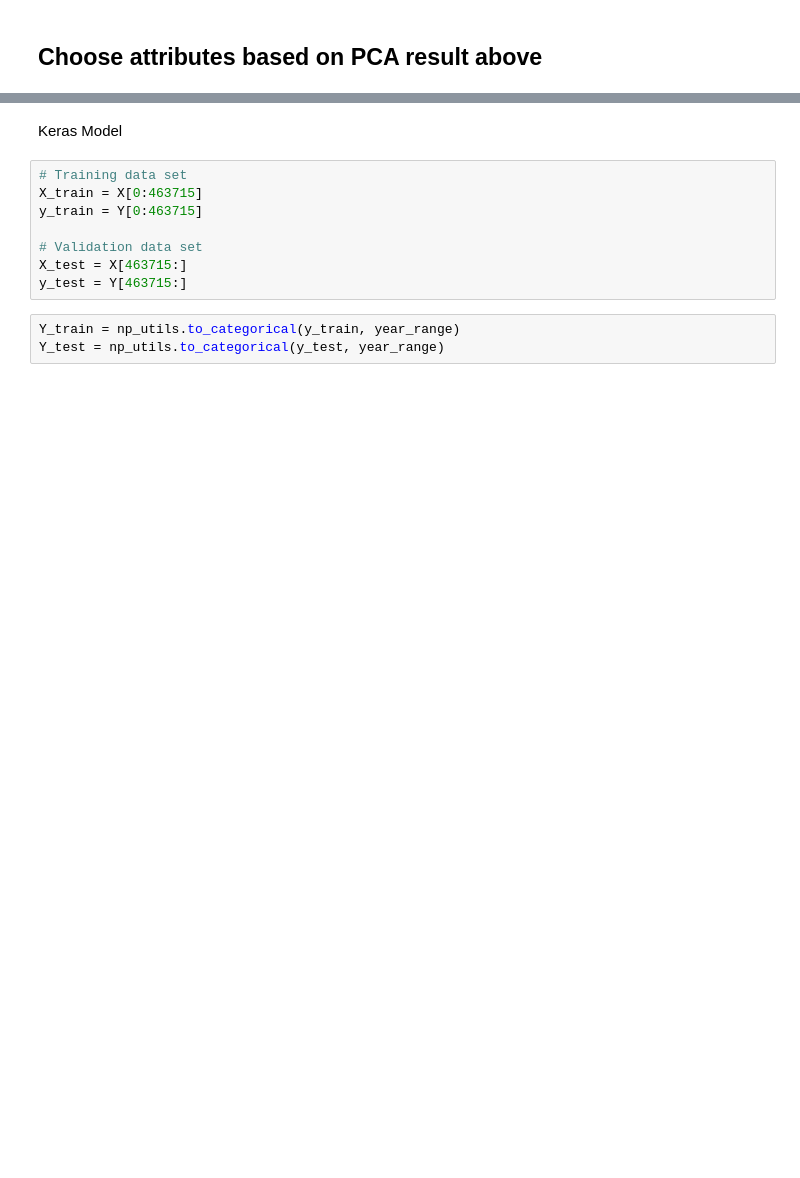
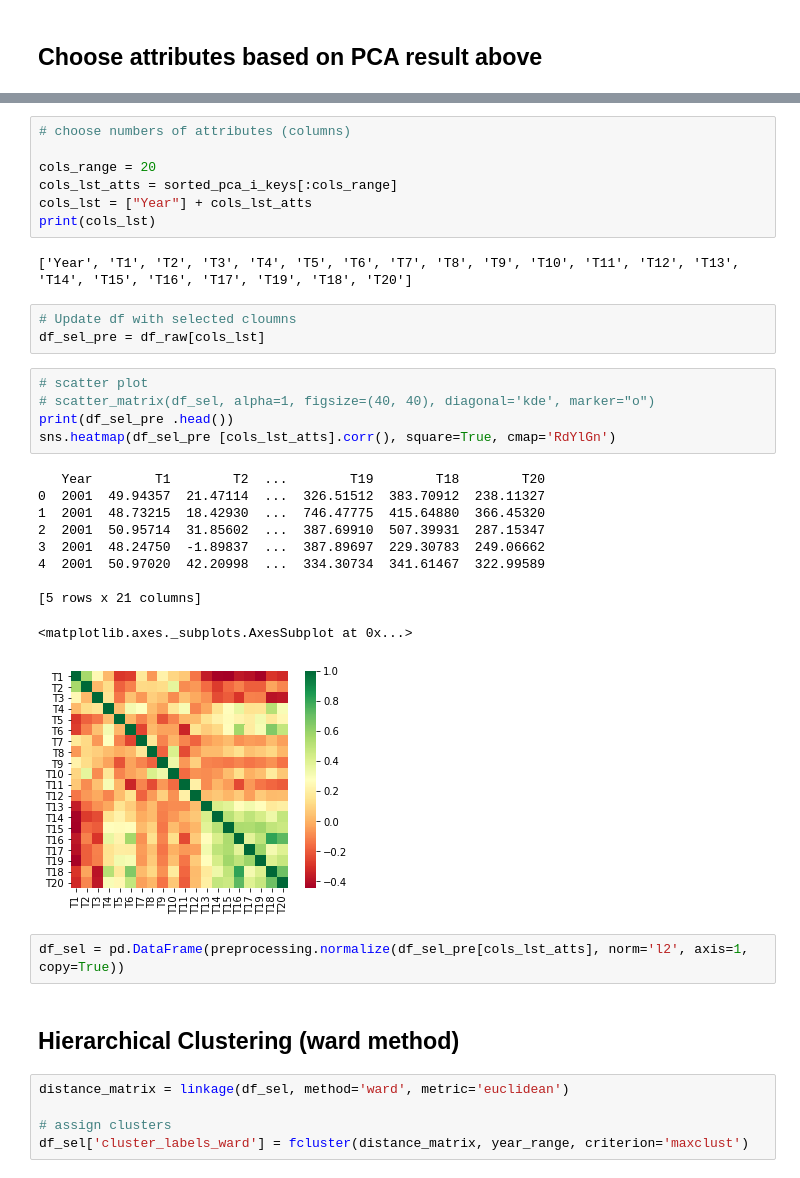
Before and after one commit to Gavin-Hofer/datamining-group-11, a Jupyter notebook: Group11.ipynb, the cells around one changed output, grey strips where cells are left out. Saved outputs shown, nothing was run; the diff lists cells and outputs as text; blank space fills up the shorter version.

```diff
--- a/Group11.ipynb
+++ b/Group11.ipynb
@@ -266,13 +237,37 @@ Y = Y - Y.min()
-# %% [markdown]
-Keras Model
-# %%
-# Training data set
-X_train = X[0:463715]
-y_train = Y[0:463715]
-
-# Validation data set
-X_test = X[463715:]
-y_test = Y[463715:]
-# %%
-Y_train = np_utils.to_categorical(y_train, year_range)
-Y_test = np_utils.to_categorical(y_test, year_range)
+# %%
+# choose numbers of attributes (columns)
+
+cols_range = 20
+cols_lst_atts = sorted_pca_i_keys[:cols_range]
+cols_lst = ["Year"] + cols_lst_atts
+print(cols_lst)
+# %% [output]
+['Year', 'T1', 'T2', 'T3', 'T4', 'T5', 'T6', 'T7', 'T8', 'T9', 'T10', 'T11', 'T12', 'T13', 'T14', 'T15', 'T16', 'T17', 'T19', 'T18', 'T20']
+# %%
+# Update df with selected cloumns
+df_sel_pre = df_raw[cols_lst]
+# %%
+# scatter plot
+# scatter_matrix(df_sel, alpha=1, figsize=(40, 40), diagonal='kde', marker="o")
+print(df_sel_pre .head())
+sns.heatmap(df_sel_pre [cols_lst_atts].corr(), square=True, cmap='RdYlGn')
+# %% [output]
+   Year        T1        T2  ...        T19        T18        T20
+0  2001  49.94357  21.47114  ...  326.51512  383.70912  238.11327
+1  2001  48.73215  18.42930  ...  746.47775  415.64880  366.45320
+2  2001  50.95714  31.85602  ...  387.69910  507.39931  287.15347
+3  2001  48.24750  -1.89837  ...  387.89697  229.30783  249.06662
+4  2001  50.97020  42.20998  ...  334.30734  341.61467  322.99589
+
+[5 rows x 21 columns]
+<matplotlib.axes._subplots.AxesSubplot at 0x...>
+[figure, added]
+# %%
+df_sel = pd.DataFrame(preprocessing.normalize(df_sel_pre[cols_lst_atts], norm='l2', axis=1, copy=True))
+# %% [markdown]
+## Hierarchical Clustering (ward method)
+# %%
+distance_matrix = linkage(df_sel, method='ward', metric='euclidean')
+
+# assign clusters
+df_sel['cluster_labels_ward'] = fcluster(distance_matrix, year_range, criterion='maxclust')
```
Also changed, not shown: parts of 53 cells of this notebook.
